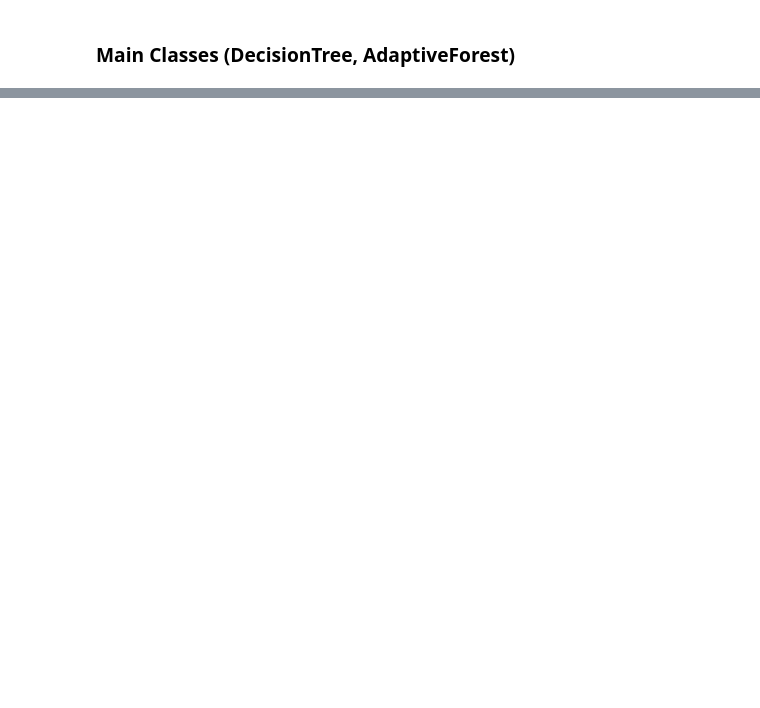
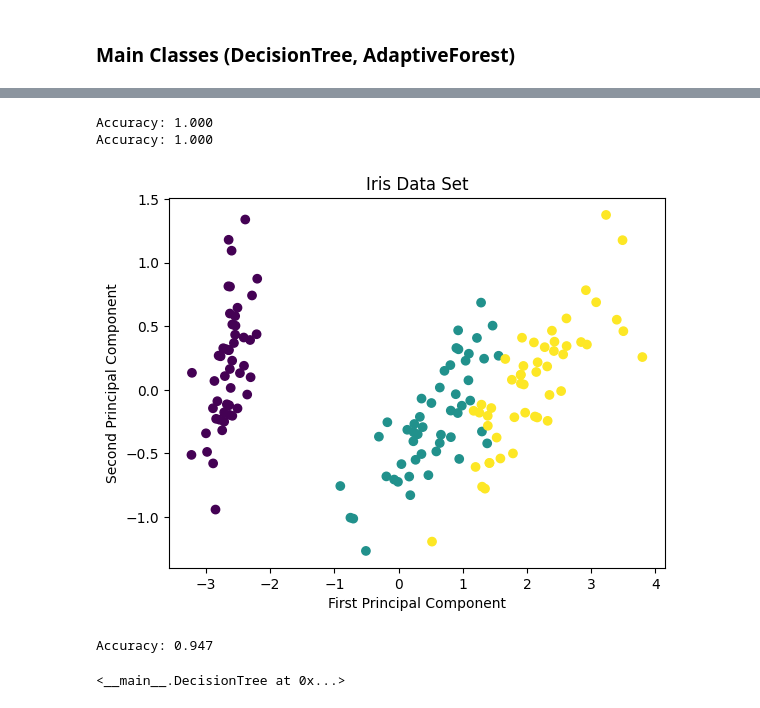
Before and after one commit to samlayton99/ML_and_Optimizaiton, a Jupyter notebook: AdaptiveLearning/model_development.ipynb, the cells around one changed output, grey strips where cells are left out. Drawn from its saved outputs; the diff is of its cells as text; code cells hidden in the pictures; blank space fills up the shorter version.

Commit message:
finished rf classifier

```diff
--- a/AdaptiveLearning/model_development.ipynb
+++ b/AdaptiveLearning/model_development.ipynb
@@ -30,0 +33,17 @@ crime_data = df.__deepcopy__()
+# %%
+# Find a function that returns the number of rows in a given array
+def num_rows(array):
+    """ Returns the number of rows in a given array """
+    if array is None:
+        return 0
+    elif len(array.shape) == 1:
+        return 1
+    else:
+        return array.shape[0]
+
+def class_counts(data):
+    if len(data.shape) == 1:
+        return {data[-1]: 1}
+    labels = data[:, -1]
+    unique, counts = np.unique(labels, return_counts=True)
+    return dict(zip(unique, counts))
@@ -557,0 +581,62 @@ NameError: name 'random_subset' is not defined
+# %%
+# load the iris data set
+from sklearn.datasets import load_iris
+iris = load_iris()
+X = iris.data
+y = iris.target
+
+# split the data into training and testing sets
+X_train, X_test, y_train, y_test = train_test_split(X, y)
+
+# fit random forest classifier with 100 trees
+rf = RandomForestClassifier(n_estimators=100)
+rf.fit(X_train, y_train)
+
+# get predictions
+y_pred = rf.predict(X_test)
+
+# get accuracy
+accuracy = accuracy_score(y_test, y_pred)
+print('Accuracy: {:.3f}'.format(accuracy))
+
+# get confusion matrix
+cm = confusion_matrix(y_test, y_pred)
+#display(cm)
+
+# Do the same for adaptive forest
+af = AdaptiveForest(X_train, y_train, n_trees=100)
+af.fit()
+y_pred = af.predict(X_test)
+accuracy = accuracy_score(y_test, y_pred)
+print('Accuracy: {:.3f}'.format(accuracy))
+cm = confusion_matrix(y_test, y_pred)
+#display(cm)
+
+# do PCA on the iris data set
+pca = PCA(n_components=2)
+X_pca = pca.fit_transform(X)
+
+# graph the iris data set with the first two principal components
+plt.scatter(X_pca[:,0], X_pca[:,1], c=y)
+plt.xlabel('First Principal Component')
+plt.ylabel('Second Principal Component')
+plt.title('Iris Data Set')
+plt.show()
+
+# run the adaptive forest on the pca iris data set
+af = AdaptiveForest(X_pca, y, n_trees=100)
+af.fit()
+y_pred = af.predict(X_pca)
+accuracy = accuracy_score(y, y_pred)
+print('Accuracy: {:.3f}'.format(accuracy))
+cm = confusion_matrix(y, y_pred)
+#display(cm)
+# %% [output]
+Accuracy: 1.000
+Accuracy: 1.000
+[figure, added]
+Accuracy: 0.947
+# %%
+af.trees[0]
+# %% [output]
+<__main__.DecisionTree at 0x...>
```
Also changed, not shown: parts of 13 cells of this notebook, 1 other file.
